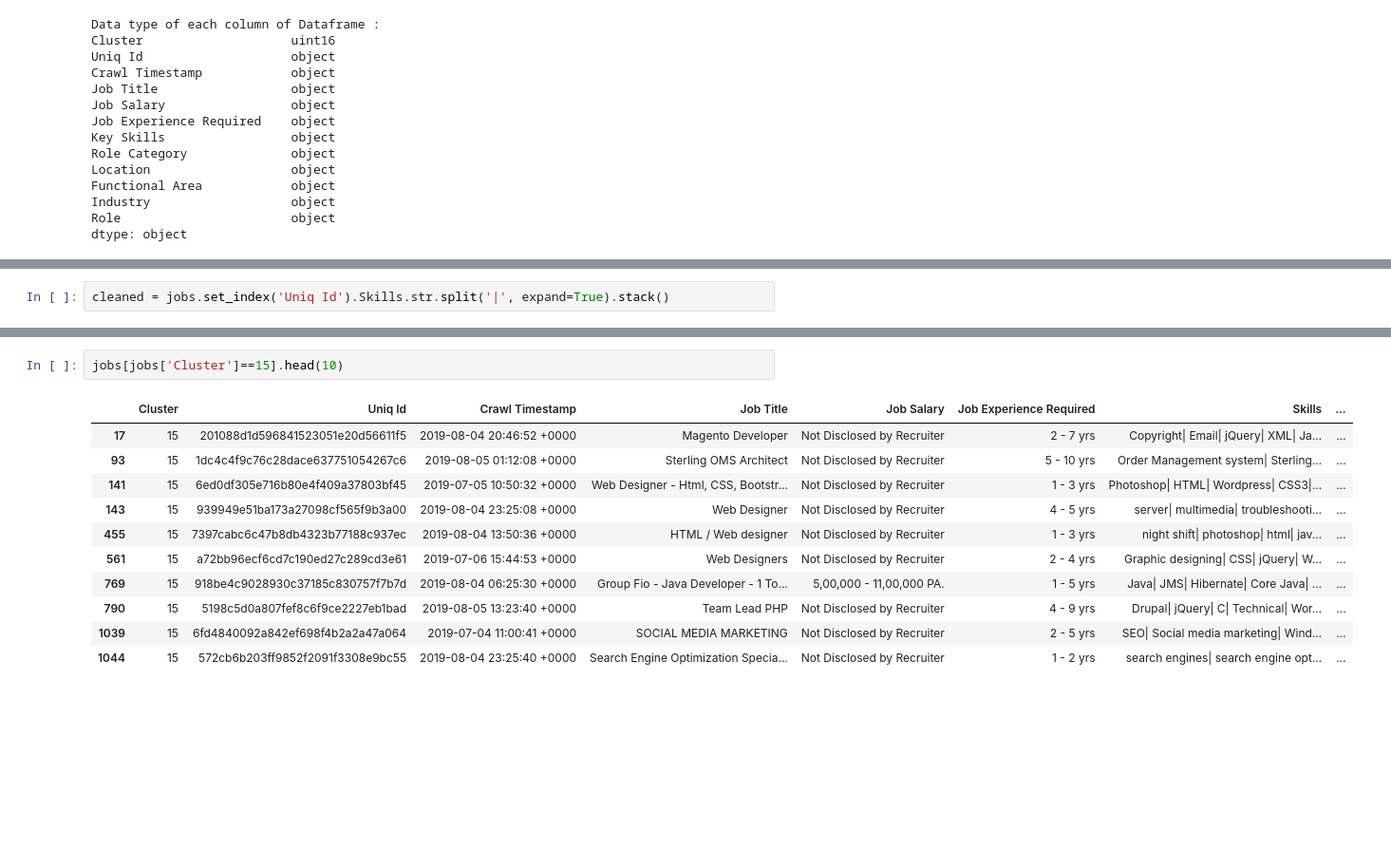
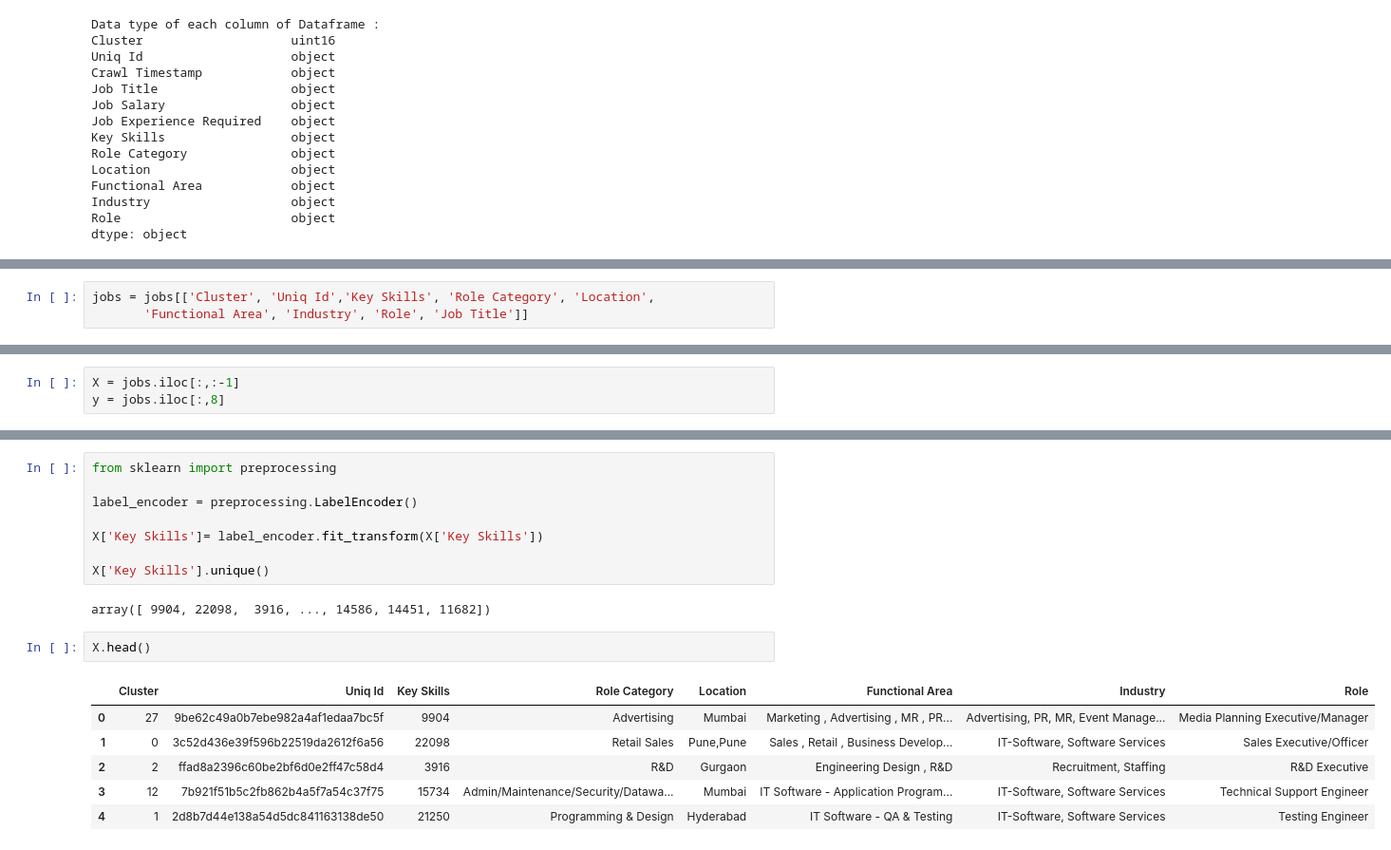
Before and after one commit to Niranjan2048/Job_reccomender-engine, a Jupyter notebook: niru.ipynb, the cells around one changed output, grey strips where cells are left out. Shown at 95% size. Saved outputs shown, nothing was run; the diff lists cells and outputs as text; blank space fills up the shorter version.

```diff
--- a/niru.ipynb
+++ b/niru.ipynb
@@ -827,5 +832,6 @@ jobs.rename(columns={'Key Skills':'Skills'},inplace=True)
 # %%
-cleaned = jobs.set_index('Uniq Id').Skills.str.split('|', expand=True).stack()
+jobs = jobs[['Cluster', 'Uniq Id','Key Skills', 'Role Category', 'Location',
+       'Functional Area', 'Industry', 'Role', 'Job Title']]
 # %%
 jobs.head()
 # %% [output]
@@ -838 +844,4 @@ jobs.head()
+# %%
+X = jobs.iloc[:,:-1]
+y = jobs.iloc[:,8]
 # %%
@@ -848,14 +889,19 @@ jobs['Skills'].get_dummies(sep="|")
 # %%
-jobs[jobs['Cluster']==15].head(10)
+from sklearn import preprocessing
+
+label_encoder = preprocessing.LabelEncoder()
+
+X['Key Skills']= label_encoder.fit_transform(X['Key Skills'])
+
+X['Key Skills'].unique()
 # %% [output]
-|  | Cluster | Uniq Id | Crawl Timestamp | Job Title | Job Salary | Job Experience Required | Skills | ... |
-| 17 | 15 | 201088d1d596841523051e20d56611f5 | 2019-08-04 20:46:52 +0000 | Magento Developer | Not Disclosed by Recruiter | 2 - 7 yrs | Copyright| Email| jQuery| XML| Ja... | ... |
-| 93 | 15 | 1dc4c4f9c76c28dace637751054267c6 | 2019-08-05 01:12:08 +0000 | Sterling OMS Architect | Not Disclosed by Recruiter | 5 - 10 yrs | Order Management system| Sterling... | ... |
-| 141 | 15 | 6ed0df305e716b80e4f409a37803bf45 | 2019-07-05 10:50:32 +0000 | Web Designer - Html, CSS, Bootstr... | Not Disclosed by Recruiter | 1 - 3 yrs | Photoshop| HTML| Wordpress| CSS3|... | ... |
-| 143 | 15 | 939949e51ba173a27098cf565f9b3a00 | 2019-08-04 23:25:08 +0000 | Web Designer | Not Disclosed by Recruiter | 4 - 5 yrs | server| multimedia| troubleshooti... | ... |
-| 455 | 15 | 7397cabc6c47b8db4323b77188c937ec | 2019-08-04 13:50:36 +0000 | HTML / Web designer | Not Disclosed by Recruiter | 1 - 3 yrs | night shift| photoshop| html| jav... | ... |
-| 561 | 15 | a72bb96ecf6cd7c190ed27c289cd3e61 | 2019-07-06 15:44:53 +0000 | Web Designers | Not Disclosed by Recruiter | 2 - 4 yrs | Graphic designing| CSS| jQuery| W... | ... |
-| 769 | 15 | 918be4c9028930c37185c830757f7b7d | 2019-08-04 06:25:30 +0000 | Group Fio - Java Developer - 1 To... | 5,00,000 - 11,00,000 PA. | 1 - 5 yrs | Java| JMS| Hibernate| Core Java| ... | ... |
-| 790 | 15 | 5198c5d0a807fef8c6f9ce2227eb1bad | 2019-08-05 13:23:40 +0000 | Team Lead PHP | Not Disclosed by Recruiter | 4 - 9 yrs | Drupal| jQuery| C| Technical| Wor... | ... |
-| 1039 | 15 | 6fd4840092a842ef698f4b2a2a47a064 | 2019-07-04 11:00:41 +0000 | SOCIAL MEDIA MARKETING | Not Disclosed by Recruiter | 2 - 5 yrs | SEO| Social media marketing| Wind... | ... |
-| 1044 | 15 | 572cb6b203ff9852f2091f3308e9bc55 | 2019-08-04 23:25:40 +0000 | Search Engine Optimization Specia... | Not Disclosed by Recruiter | 1 - 2 yrs | search engines| search engine opt... | ... |
+array([ 9904, 22098,  3916, ..., 14586, 14451, 11682])
+# %%
+X.head()
+# %% [output]
+|  | Cluster | Uniq Id | Key Skills | Role Category | Location | Functional Area | Industry | Role |
+| 0 | 27 | 9be62c49a0b7ebe982a4af1edaa7bc5f | 9904 | Advertising | Mumbai | Marketing , Advertising , MR , PR... | Advertising, PR, MR, Event Manage... | Media Planning Executive/Manager |
+| 1 | 0 | 3c52d436e39f596b22519da2612f6a56 | 22098 | Retail Sales | Pune,Pune | Sales , Retail , Business Develop... | IT-Software, Software Services | Sales Executive/Officer |
+| 2 | 2 | ffad8a2396c60be2bf6d0e2ff47c58d4 | 3916 | R&D | Gurgaon | Engineering Design , R&D | Recruitment, Staffing | R&D Executive |
+| 3 | 12 | 7b921f51b5c2fb862b4a5f7a54c37f75 | 15734 | Admin/Maintenance/Security/Datawa... | Mumbai | IT Software - Application Program... | IT-Software, Software Services | Technical Support Engineer |
+| 4 | 1 | 2d8b7d44e138a54d5dc841163138de50 | 21250 | Programming & Design | Hyderabad | IT Software - QA & Testing | IT-Software, Software Services | Testing Engineer |
```
Also changed, not shown: parts of 17 cells of this notebook.
